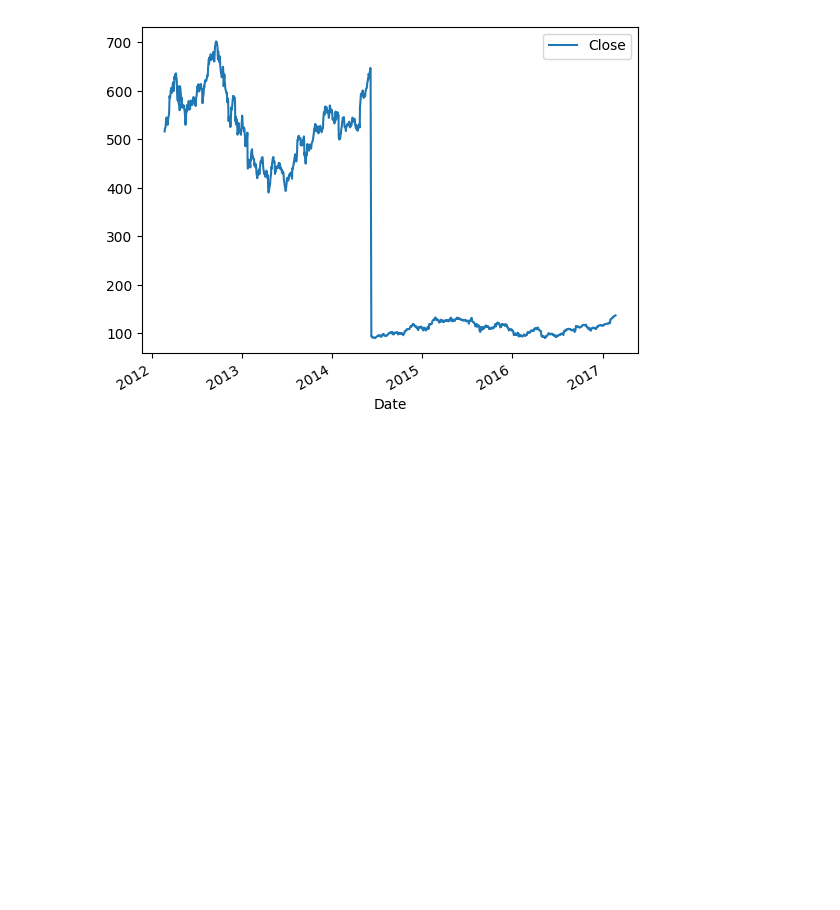
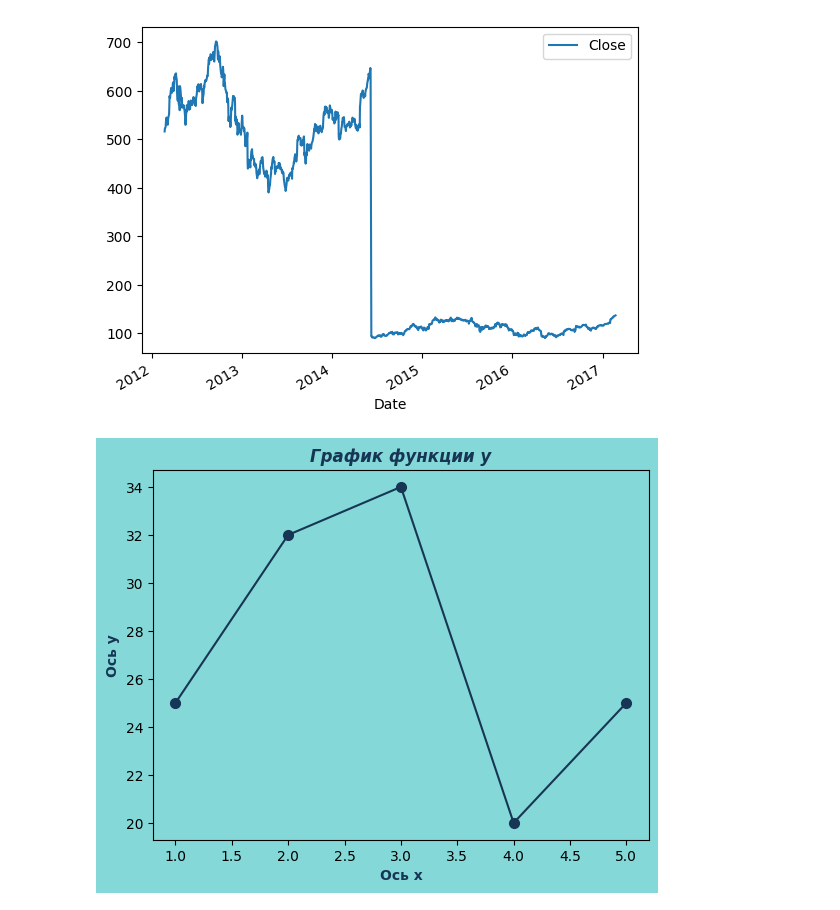
Before and after one commit to Kordebalet67/live_demoes, a Jupyter notebook: Лекция 5.1.ipynb, the cells around one changed output. Cells and saved outputs as stored; diff of their text form; code cells hidden in the pictures; blank space fills up the shorter version.

```diff
--- a/Лекция 5.1.ipynb
+++ b/Лекция 5.1.ipynb
@@ -970,3 +970,21 @@ new_sample_df.plot()
 plt.show()
 # %% [output]
 [figure]
+# %%
+import matplotlib.pyplot as plt
+
+x = [1, 2, 3, 4, 5]
+y = [25, 32, 34, 20, 25]
+
+plt.title("График функции y", color='#173554', fontstyle="italic", fontweight="bold")
+plt.xlabel('Ось х', color='#173554', fontweight="bold") #Подпись для оси х
+plt.ylabel('Ось y', color='#173554', fontweight="bold")
+ax = plt.gca()
+ax.set_facecolor('#84d8d8')
+plt.gcf().set_facecolor('#84d8d8')
+
+
+plt.plot(x, y, color='#173554', marker='o', markersize=7)
+plt.show()
+# %% [output]
+[figure, added]
```
Also changed, not shown: parts of 1 cell of this notebook, 11 other files.
